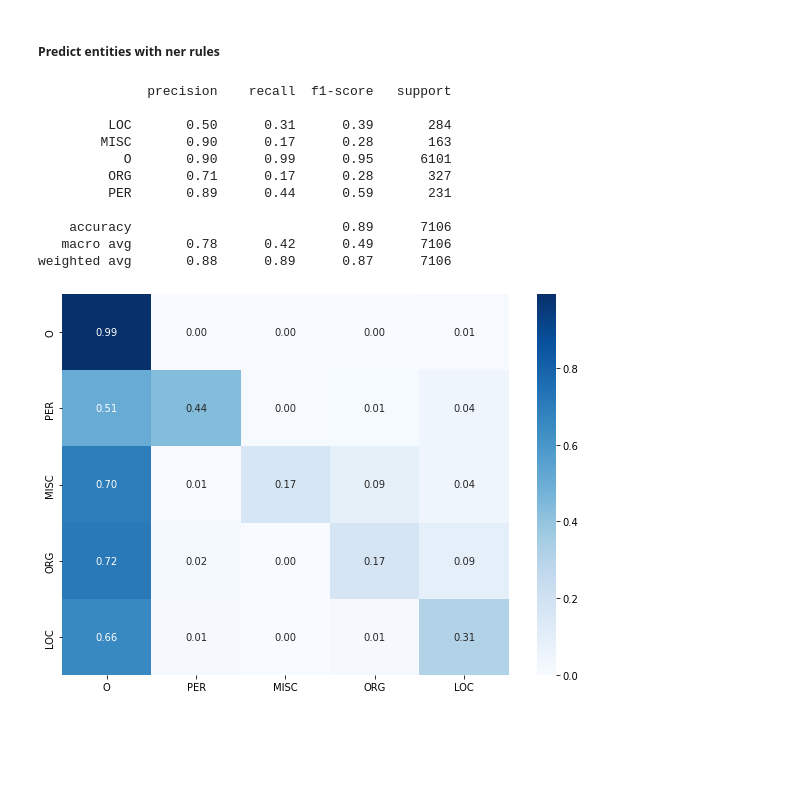
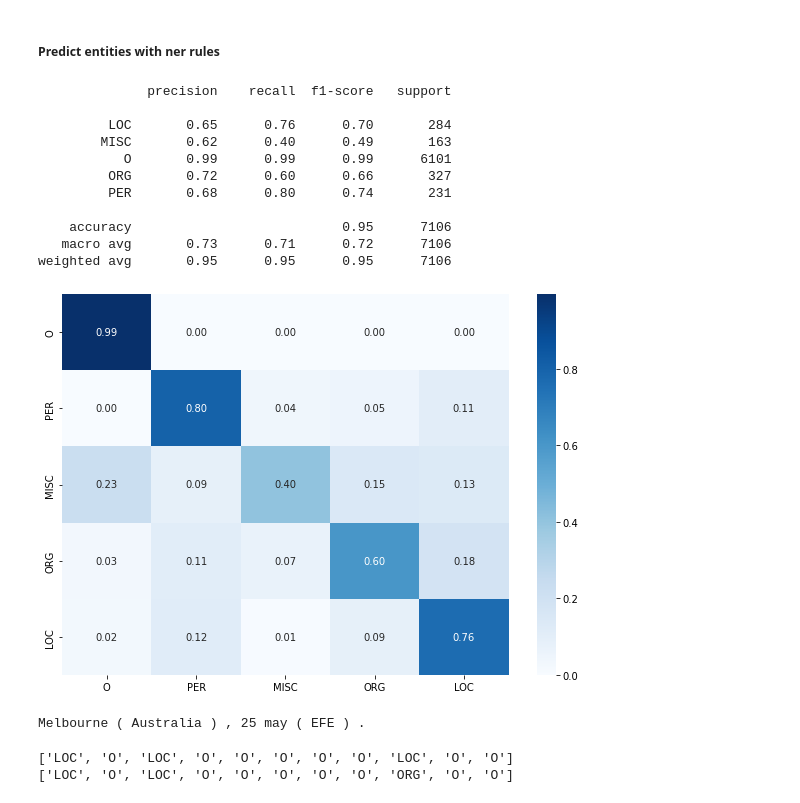
Before and after one commit to jrabag/ga-lener-es, a Jupyter notebook: NER EA.ipynb, the cells around one changed output. Cells and saved outputs as stored; diff of their text form; code cells hidden in the pictures; blank space fills up the shorter version.

```diff
--- a/NER EA.ipynb
+++ b/NER EA.ipynb
@@ -454,6 +454,8 @@ vocab_ent = Vocabulary.from_list(entity_names,include_special=False)
 
 document = Document.from_text("", vocab=vocabulary, vocab_ent=vocab_ent)
 # %%
+from ga_ner.models import Feature, Rule, Document, Vocabulary
+
 def get_features(
     ga_pupulation:np.ndarray,
     array_fitness:np.ndarray,
@@ -470,7 +472,7 @@ def get_features(
         rules.append(
             document.rule_from_array(
                 ga_pupulation[index, 3:end_rule],
-                entity_type,
+                int(ga_pupulation[index, 2]),
                 array_fitness[index]
                 ))
     return rules
@@ -493,0 +543,9 @@ rules = np.unique(rules, axis=0)
+# %%
+from spacy.training.converters import conll_ner_to_docs
+conll_file = 'data/test/esp.testa.txt'
+with open(conll_file, "r", encoding='iso-8859-1') as file:
+    input_data = file.read()
+docs_val = conll_ner_to_docs(input_data, n_sents=1, no_print=False, model="es_dep_news_trf")
+# Simple load
+spacy_ner_doc_val= list(docs_val)
+samples_len = len(spacy_ner_doc_val)
@@ -628,11 +640,15 @@ from sklearn.linear_model import SGDClassifier
 from sklearn.svm import LinearSVC, SVC
 
 # Train partial model with each document
-
 classifier = LinearSVC(
     random_state=42,
-    #class_weight="balanced",
-    class_weight={0:0.1,1:0.3,2:0.3,3:0.3},
+    class_weight="balanced",
+    # class_weight={
+    #     0:0.00952557,
+    #     1:0.25158227,
+    #     2:0.35653684,
+    #     3:0.17772326,
+    #     4:0.20463206},
     tol=1e-3
    )
 
@@ -646,55 +662,62 @@ classifier = LinearSVC(
 from tqdm.auto import tqdm
 target = []
 predict = []
+
 input_data_all = np.array([])
 target_data_all = np.array([], dtype=int)
-from sklearn.preprocessing import StandardScaler
-scaler = StandardScaler()
+votes_all = np.array([], dtype=int)
 
-for doc in tqdm(corpus_1.documents):
+for index_doc, doc in enumerate(tqdm(corpus_1.documents)):
     if len(doc.entities) == 0:
         continue
 
-    array_rules = rules[:300]
-    log2_rules = np.log10(array_rules[:, 0])
+    # index_rule = fitness_.argsort()[::-1][:400]
+    # index_rule = list(range(400))
+    array_rules = rules[index_rules]
+    array_fitness = fitness_[index_rules]
+    # log2_rules = np.log10(array_rules[:, 0])
     array_doc = doc.to_array(exclude_label=True)
     input_data = np.zeros((array_doc[0], len(array_rules)), dtype=float)
     target_data = np.zeros(array_doc[0], dtype=int)
     unk_id = doc.unk_id
     # get rules for each entity
     index_data = 0
     target_data[:] = doc.to_entity_array()[2:-1]
     target.extend(entity_map[doc.to_entity_array()[2:-1]].tolist())
-
     #index_rules = np.argsort(np.load(f"best_fitness.npy"))[::-1]
     #array_rules = np.load(f"best_population.npy")[index_rules][:200]
     #array_fitness = np.load(f"best_fitness.npy")[index_rules][:200]
     # get votes from rules
+    votes = np.zeros((array_doc[0], 5), dtype=float)
     for index_rule in range(array_rules.shape[0]):
         slices = slice_doc(array_doc, array_rules[index_rule], unk_id)
         for start, end in slices:
             # input_data[start:end, index_data] = array_fitness[index_rule]
-            input_data[start:end, index_data] = array_rules[index_rule, 2] # +log2_rules[index_rule]
+            entity_id = array_rules[index_rule, 2]
+            input_data[start-2:end-2, index_data] = entity_id # +log2_rules[index_rule]
+            votes[start-2:end-2, int(entity_id)] = votes[start-2:end-2, int(entity_id)] + array_fitness[index_rule]
+
         index_data += 1
 
     # extend input data all with input data
     input_data_all = np.vstack((input_data_all, input_data)) if input_data_all.size else input_data
     target_data_all = np.concatenate((target_data_all, target_data))
+    votes_all = np.vstack((votes_all, votes)) if votes_all.size else votes
 
 classifier.fit(input_data_all, target_data_all)
 predict.extend(entity_map[classifier.predict(input_data_all)].tolist())
 print(classification_report(target, predict))
 print_cm(target, predict, entity_map)
 # %% [output]
               precision    recall  f1-score   support
 
-         LOC       0.50      0.31      0.39       284
-        MISC       0.90      0.17      0.28       163
-           O       0.90      0.99      0.95      6101
-         ORG       0.71      0.17      0.28       327
-         PER       0.89      0.44      0.59       231
+         LOC       0.65      0.76      0.70       284
+        MISC       0.62      0.40      0.49       163
+           O       0.99      0.99      0.99      6101
+         ORG       0.72      0.60      0.66       327
+         PER       0.68      0.80      0.74       231
 
-    accuracy                           0.89      7106
-   macro avg       0.78      0.42      0.49      7106
-weighted avg       0.88      0.89      0.87      7106
+    accuracy                           0.95      7106
+   macro avg       0.73      0.71      0.72      7106
+weighted avg       0.95      0.95      0.95      7106
-[figure, old version]
+[figure, new version]
@@ -709,0 +727,7 @@ for data in input_data_all:
+# %%
+index = 0
+doc_spa = nlp2(str(spacy_ner_doc[index]))
+doc_spa.ents = spacy_ner_doc[index].ents
+doc_spa
+# %% [output]
+Melbourne ( Australia ) , 25 may ( EFE ) .
@@ -709,0 +765,9 @@ for data in input_data_all:
+# %%
+votes[:,0] = (votes[:,1:].sum(axis=1)/2)
+votes[:,0] = np.where(votes[:,0] > 0.5, votes[:,0], 0.5)
+predicted_entities = entity_map[votes.argmax(axis=1)].tolist()
+print(predicted_entities)
+print(target)
+# %% [output]
+['LOC', 'O', 'LOC', 'O', 'O', 'O', 'O', 'O', 'LOC', 'O', 'O']
+['LOC', 'O', 'LOC', 'O', 'O', 'O', 'O', 'O', 'ORG', 'O', 'O']
```
Also changed, not shown: parts of 34 cells of this notebook, 4 other files.
